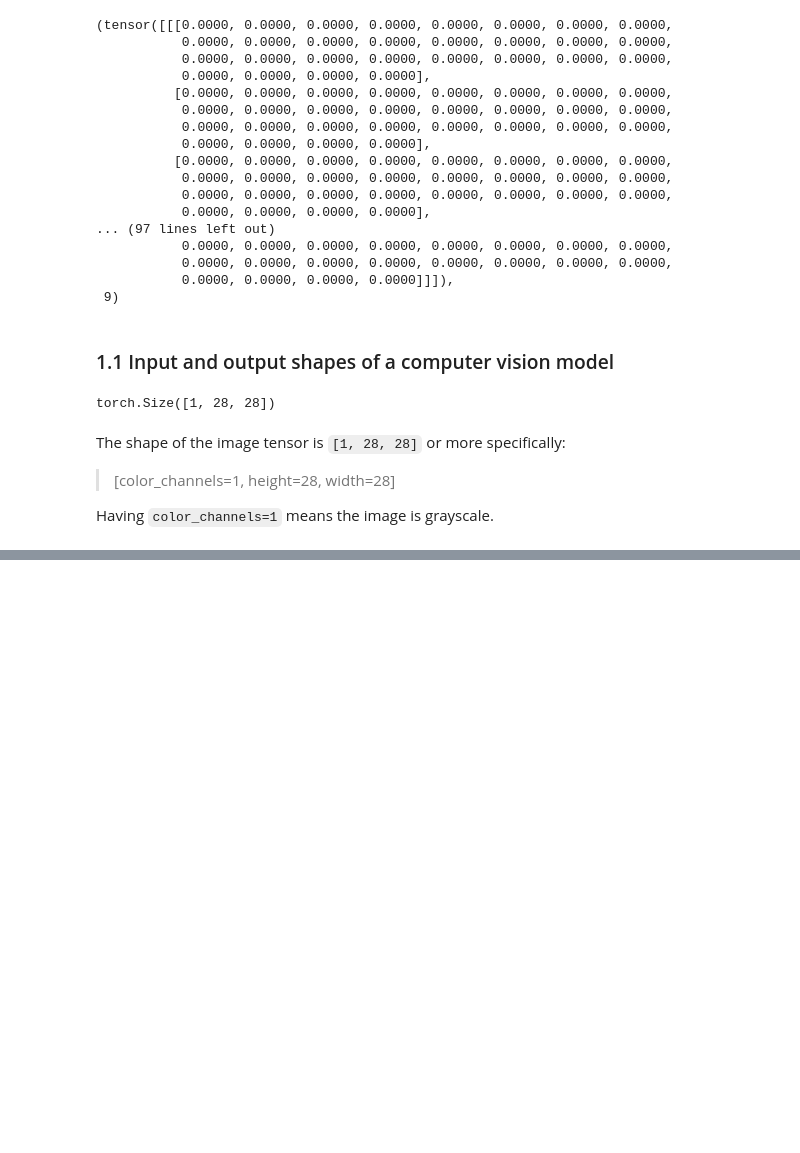
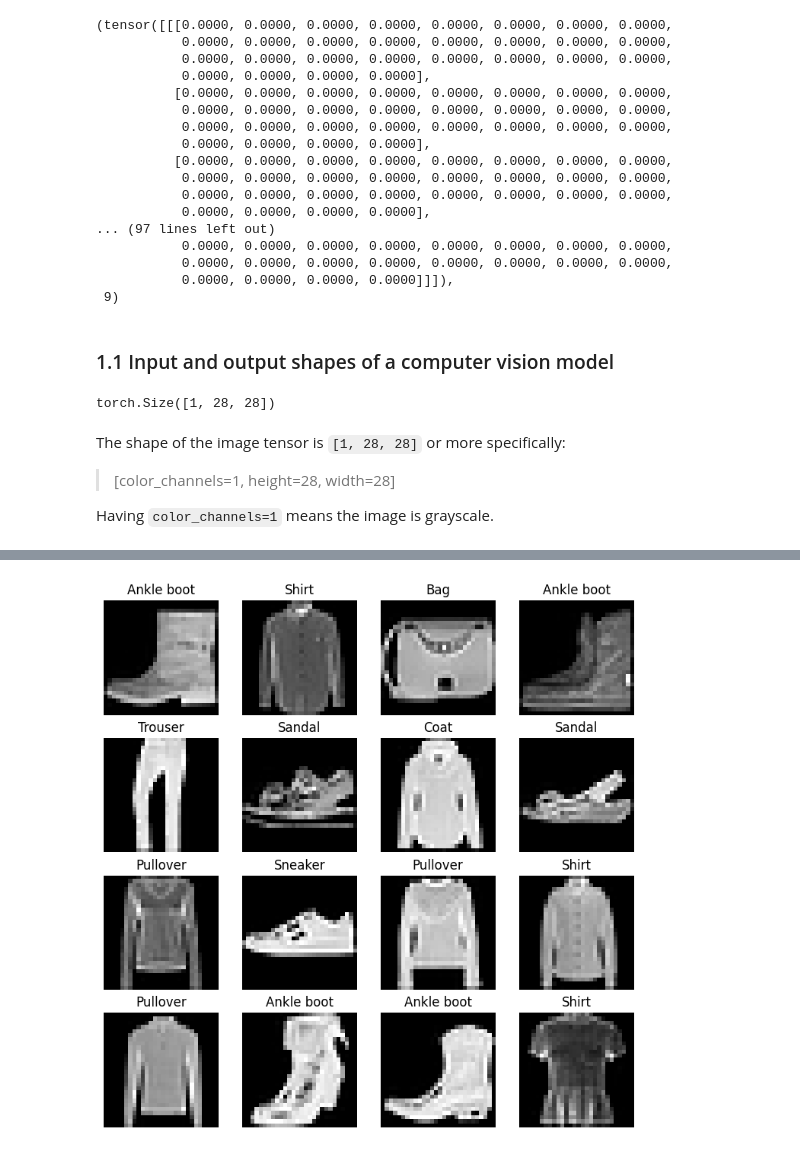
Before and after one commit to Jacobian04/Deep-Learning-with-Python, a Jupyter notebook: Zero-to-Mastery-Learn-PyTorch-for Deep-Learning/03_PyTorch_Computer_Vision.ipynb, the cells around one changed output, grey strips where cells are left out. Saved outputs shown, nothing was run; the diff lists cells and outputs as text; code cells hidden in the pictures; blank space fills up the shorter version.

```diff
--- a/Zero-to-Mastery-Learn-PyTorch-for Deep-Learning/03_PyTorch_Computer_Vision.ipynb
+++ b/Zero-to-Mastery-Learn-PyTorch-for Deep-Learning/03_PyTorch_Computer_Vision.ipynb
@@ -145,0 +198,31 @@ Various problems will have various input and output shapes. But the premise rema
+# %%
+# Set a manual seed for PyTorch to ensure reproducibility
+torch.manual_seed(42)
+
+# Create a new figure for plotting with specified size
+fig = plt.figure(figsize=(9, 9))
+
+# Define the number of rows and columns for subplot grid
+rows, cols = 4, 4
+
+# Loop over the grid
+for i in range(1, rows * cols + 1):
+    # Generate a random index within the range of the training dataset
+    random_idx = torch.randint(0, len(train_data), size=[1]).item()
+
+    # Get the image and label at the random index
+    img, label = train_data[random_idx]
+
+    # Add a subplot at the i-th position
+    fig.add_subplot(rows, cols, i)
+
+    # Display the image in grayscale
+    plt.imshow(img.squeeze(), cmap="gray")
+
+    # Set the title of the subplot to the class name of the label
+    plt.title(class_names[label])
+
+    # Turn off the axis for the subplot
+    plt.axis(False)
+# %% [output]
+[figure, added]
```
Also changed, not shown: parts of 12 cells of this notebook.
